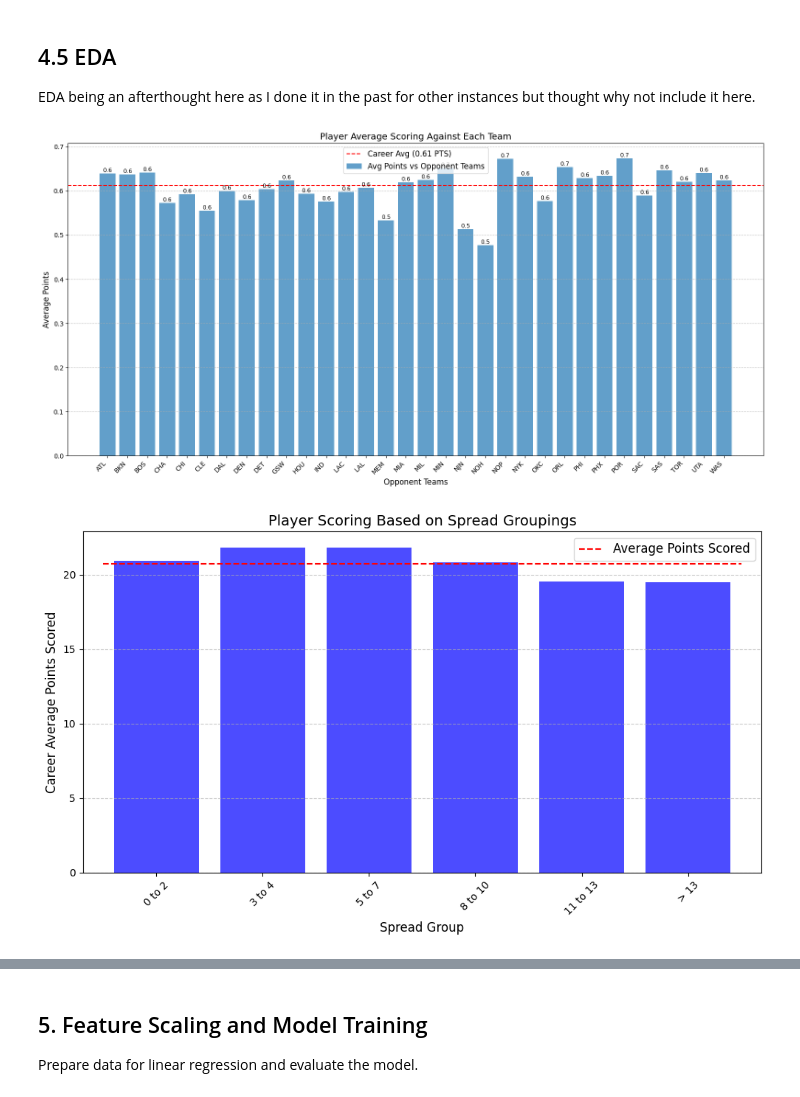
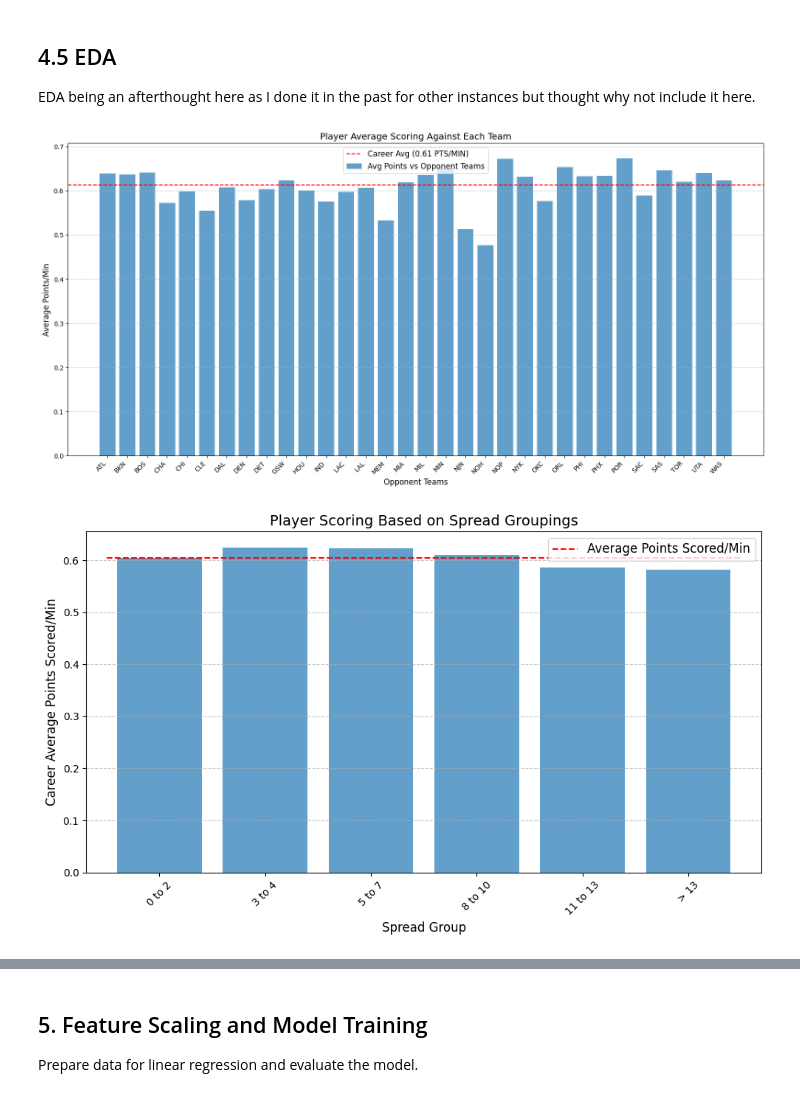
Before and after one commit to joshdscan/NBA-Player-Prop-Prediction, a Jupyter notebook: notebooks/Model_1_Per_Min.ipynb, the cells around one changed output, grey strips where cells are left out. Drawn from its saved outputs; the diff is of its cells as text; code cells hidden in the pictures.

```diff
--- a/notebooks/Model_1_Per_Min.ipynb
+++ b/notebooks/Model_1_Per_Min.ipynb
@@ -27,7 +45,7 @@ import numpy as np
 Retrieve all available game logs for Kevin Durant.
 # %%
-kevin_durant_stats = playergamelog.PlayerGameLog(player_id='201942', season=SeasonAll.all)
-player_stats = kevin_durant_stats.get_data_frames()[0]
+ja_morant_stats = playergamelog.PlayerGameLog(player_id='201942', season=SeasonAll.all)
+player_stats = ja_morant_stats.get_data_frames()[0]
 # %% [markdown]
 ## 3. Feature Engineering
  Create new features such as intradivisional games, rest categories, and rolling averages.
@@ -112,6 +130,7 @@ rest_category_dummies = pd.get_dummies(player_stats['Rest_Category'])
 rest_category_dummies.columns = ['Rest_Category_' + str(col) for col in rest_category_dummies.columns]
 player_stats = pd.concat([player_stats, rest_category_dummies], axis=1)
 player_stats["Target"] = player_stats['PTS']
+player_stats = player_stats.loc[player_stats["Target"] != 0].dropna(subset=["Target"])
 for col in columns_to_modify:
     per_min_col_name = f"{col}_per_min"
     player_stats[per_min_col_name] = player_stats[col] / player_stats['MIN']
@@ -137,6 +156,7 @@ nba_3abv = {'GS':'GSW', 'SA':'SAS', 'NO':'NOP', 'NY':'NYK'}
 betting_data["home"] = betting_data["home"].str.upper().replace(nba_3abv)
 betting_data["away"] = betting_data["away"].str.upper().replace(nba_3abv)
 betting_data["date"] = pd.to_datetime(betting_data["date"])
+betting_data["spread"] = betting_data["spread"].replace("0", ".01").astype(float)
 merged_data = player_stats.merge(
     betting_data,
     left_on=["GAME_DATE", "Away_Team", "Home_Team"],
@@ -158,17 +178,17 @@ plt.figure(figsize=(16, 8))  # Increased figure size for better spacing
 bars = plt.bar(team_avg.index, team_avg.values, alpha=0.7, label='Avg Points vs Opponent Teams')
 
 # Add a horizontal line for the career average
-plt.axhline(career_avg, color='red', linestyle='--', linewidth=1.5, label=f'Career Avg ({career_avg:.2f} PTS)')
+plt.axhline(career_avg, color='red', linestyle='--', linewidth=1.5, label=f'Career Avg ({career_avg:.2f} PTS/MIN)')
 
 # Annotate each bar with the average value
-for bar in bars:
-    height = bar.get_height()
-    plt.text(bar.get_x() + bar.get_width() / 2, height, f'{height:.1f}', ha='center', va='bottom', fontsize=9)
+#for bar in bars:
+    #height = bar.get_height()
+    #plt.text(bar.get_x() + bar.get_width() / 2, height, f'{height:.1f}', ha='center', va='bottom', fontsize=9)
 
 # Customize the plot
 plt.title("Player Average Scoring Against Each Team", fontsize=14)
 plt.xlabel("Opponent Teams", fontsize=12)
-plt.ylabel("Average Points", fontsize=12)
+plt.ylabel("Average Points/Min", fontsize=12)
 plt.xticks(rotation=45, fontsize=10, ha='right')  # Rotate and align x-axis labels
 plt.legend(fontsize=12)
 plt.grid(axis='y', linestyle='--', alpha=0.7)
@@ -177,27 +197,27 @@ plt.grid(axis='y', linestyle='--', alpha=0.7)
 plt.tight_layout()  # Ensures proper spacing
 plt.show()
 # %% [output]
-[figure, old version]
+[figure, new version]
 # %%
 # Bin the spread values into groups
 bins = [0, 2, 4, 7, 10, 13, float('inf')]
 labels = ["0 to 2", "3 to 4", "5 to 7", "8 to 10", "11 to 13", "> 13"]
 merged_data['Spread_Group'] = pd.cut(merged_data['spread'], bins=bins, labels=labels)
 
 # Calculate average points scored for each spread group
-spread_group_performance = merged_data.groupby("Spread_Group")["PTS"].mean()
+spread_group_performance = merged_data.groupby("Spread_Group")["PTS"].mean()/merged_data.groupby("Spread_Group")["MIN"].mean()
 
 # Plotting the data
 plt.figure(figsize=(10, 6))
-plt.hlines(y=spread_group_performance.mean(), xmin=-0.5, xmax=5.5, color='red', linestyle='--', label='Average Points Scored')
+plt.hlines(y=spread_group_performance.mean(), xmin=-0.5, xmax=5.5, color='red', linestyle='--', label='Average Points Scored/Min')
 plt.legend(fontsize=12)
-plt.bar(spread_group_performance.index, spread_group_performance.values, color="blue", alpha=0.7)
+plt.bar(spread_group_performance.index, spread_group_performance.values, alpha=0.7)
 plt.title("Player Scoring Based on Spread Groupings", fontsize=14)
 plt.xlabel("Spread Group", fontsize=12)
-plt.ylabel("Career Average Points Scored", fontsize=12)
+plt.ylabel("Career Average Points Scored/Min", fontsize=12)
 plt.xticks(rotation=45, fontsize=10)
 plt.grid(axis='y', linestyle='--', alpha=0.7)
 plt.tight_layout()
 plt.show()
 # %% [output]
-[figure, old version]
+[figure, new version]
```
Also changed, not shown: parts of 22 cells of this notebook.
